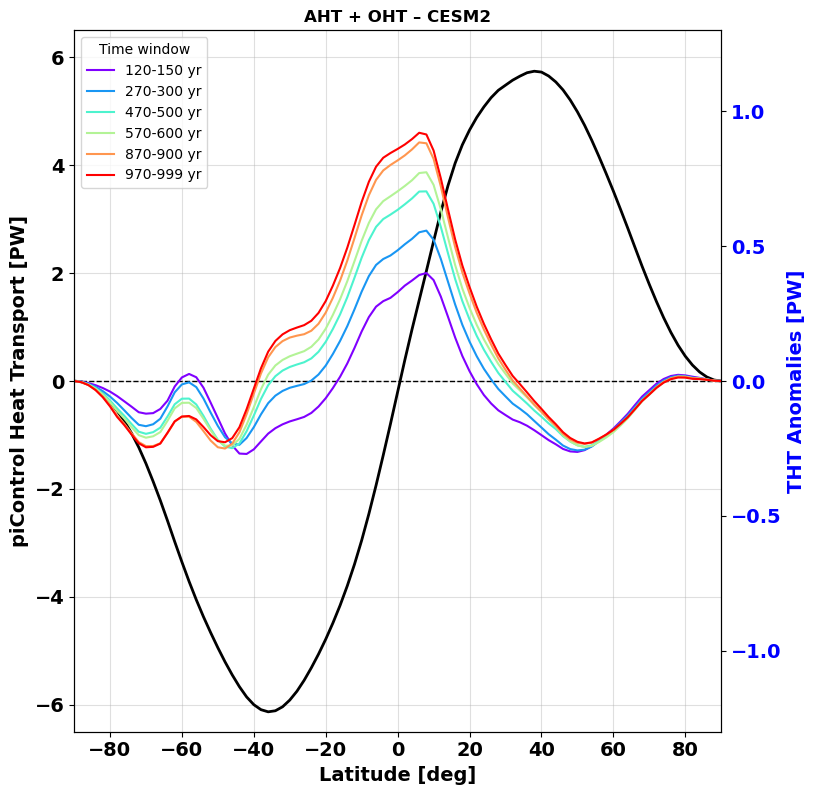
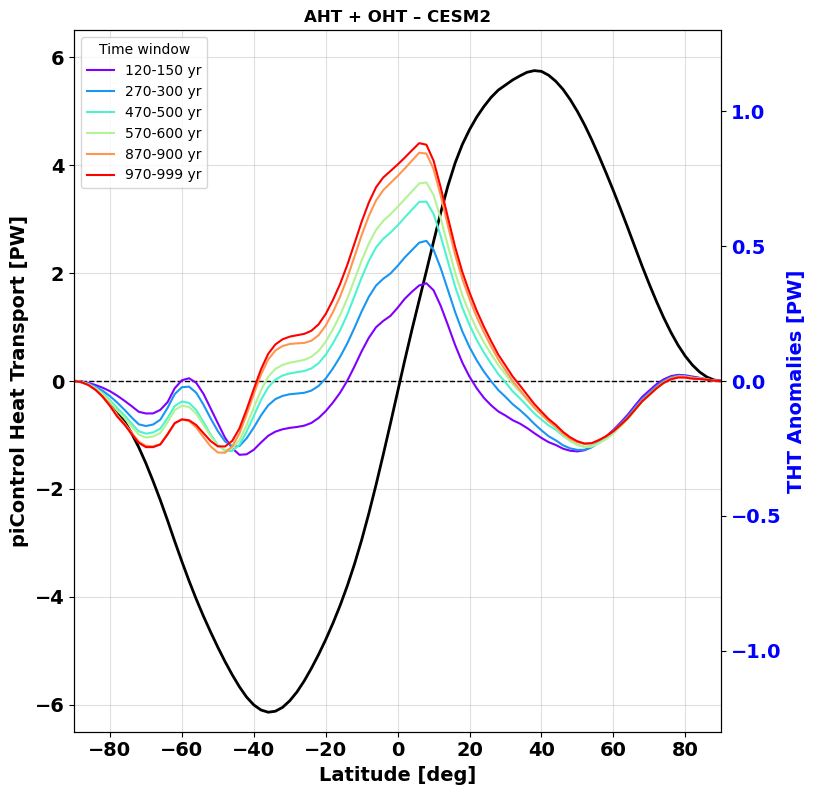
Unified diff of the notebook cell whose output changed from the first chart to the second:
--- before
+++ after
@@ -2,5 +2,5 @@
 
 # --- Left axis (for control / baseline) ---
-ax1.plot(target_lat, np.mean(toa_sum_cesm2[0, :, :], axis = 0), color='black', label='piControl', linewidth=2)
+ax1.plot(target_lat, np.mean(toa_sum_cesm2[0, 502:532, :], axis = 0), color='black', label='piControl', linewidth=2)
 ax1.set_xlabel('Latitude [deg]', fontsize=14, fontweight='bold')
 ax1.set_ylabel('piControl Heat Transport [PW]', color='black', fontsize=14, fontweight='bold')
@@ -19,5 +19,5 @@
 for (start, end), color in zip(time_windows, colors):
     anom = (np.mean(toa_sum_cesm2[1, start:end, :], axis=0)\
-          - np.mean(toa_sum_cesm2[0, 0:30, :], axis=0))
+          - np.mean(toa_sum_cesm2[0, 502:532, :], axis=0))
     
     ax2.plot(target_lat, anom, color=color, label=f'{start}-{end} yr')

Commit: branching correction